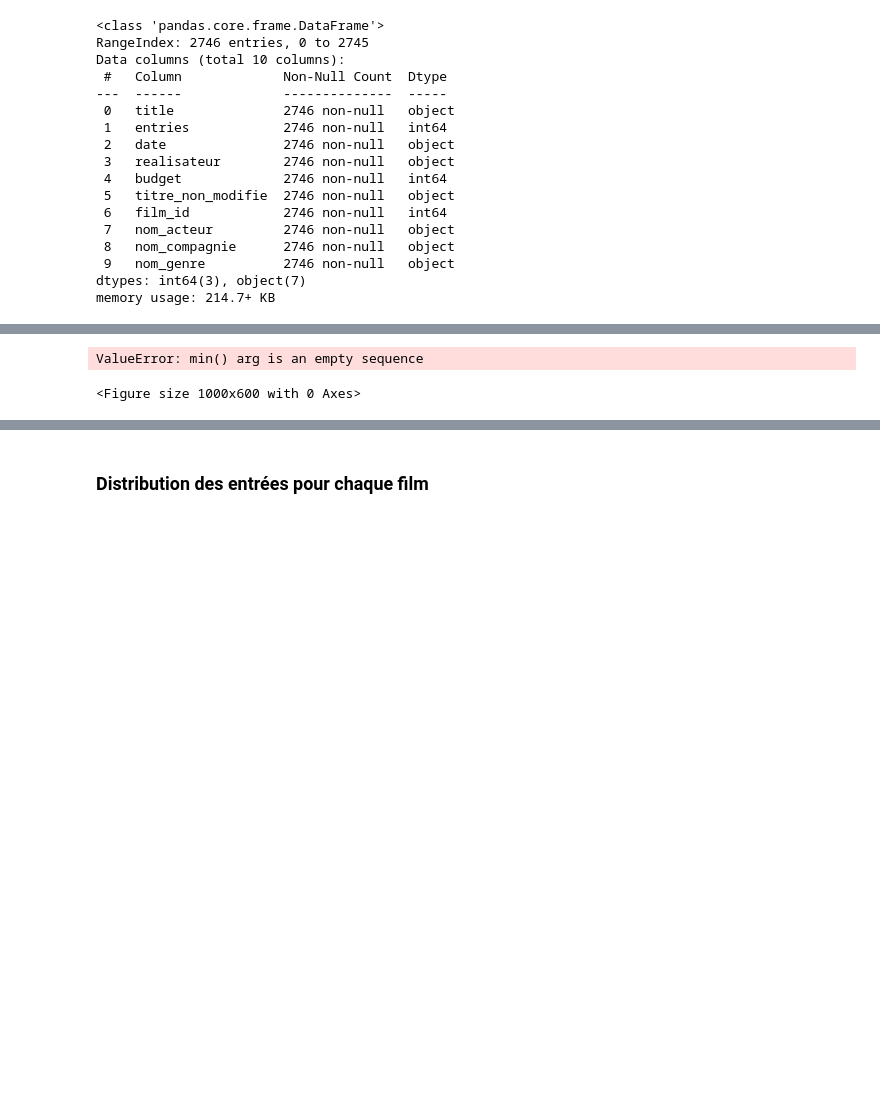
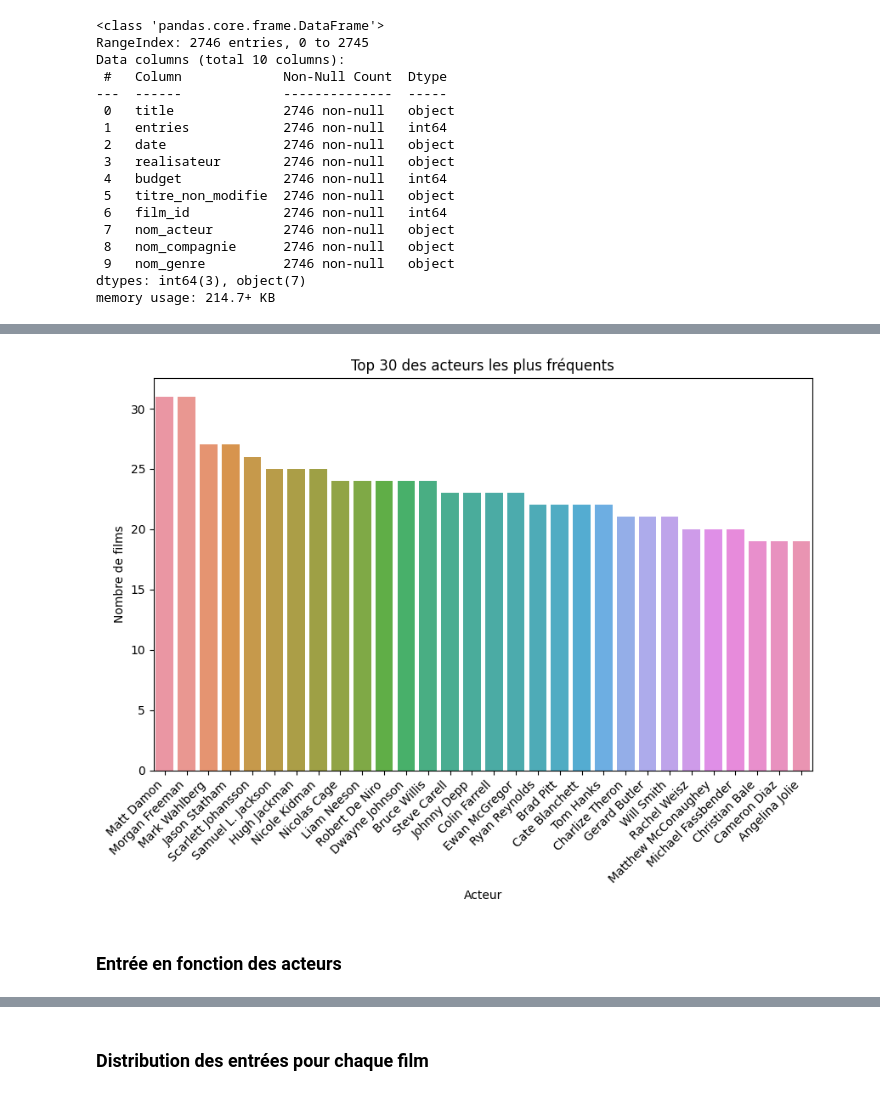
Before and after one commit to DonzerHD/Predictif_des_Entrees_de_Films, a Jupyter notebook: notebooks/Analyse_des_donnees.ipynb, the cells around one changed output, grey strips where cells are left out. Saved outputs shown, nothing was run; the diff lists cells and outputs as text; code cells hidden in the pictures; blank space fills up the shorter version.

```diff
--- a/notebooks/Analyse_des_donnees.ipynb
+++ b/notebooks/Analyse_des_donnees.ipynb
@@ -60,0 +65,10 @@ df.describe()
+# %%
+# Diviser la colonne 'nom_acteur' en plusieurs colonnes
+df['nom_acteur'] = df['nom_acteur'].str.split(', ')
+actors_df = df['nom_acteur'].apply(pd.Series)
+
+# Compter le nombre d'occurrences de chaque acteur
+actors_count = actors_df.stack().value_counts()
+
+# Top 10 des acteurs les plus fréquents
+top_actors = actors_count.nlargest(30)
@@ -61,24 +95,13 @@ df.describe()
 # %%
-# Aplatir les listes dans la colonne 'nom_acteur'
-actors_list = df['nom_acteur'].explode()
-
-# Supprimer les valeurs manquantes (NaN)
-actors_list = actors_list.dropna()
-
-# Compter le nombre d'occurrences de chaque acteur
-actors_count = actors_list.value_counts()
-
-# Top 10 des acteurs les plus fréquents
-top_actors = actors_count.nlargest(10)
-
 # Visualisation des acteurs les plus fréquents
 plt.figure(figsize=(10, 6))
 sns.barplot(x=top_actors.index, y=top_actors.values)
 plt.xticks(rotation=45, ha='right')
 plt.xlabel('Acteur')
 plt.ylabel('Nombre de films')
-plt.title('Top 10 des acteurs les plus fréquents')
+plt.title('Top 30 des acteurs les plus fréquents')
 plt.show()
 # %% [output]
-ValueError: min() arg is an empty sequence
-<Figure size 1000x600 with 0 Axes>
+[figure, added]
+# %% [markdown]
+### Entrée en fonction des acteurs
```
Also changed, not shown: parts of 31 cells of this notebook.
